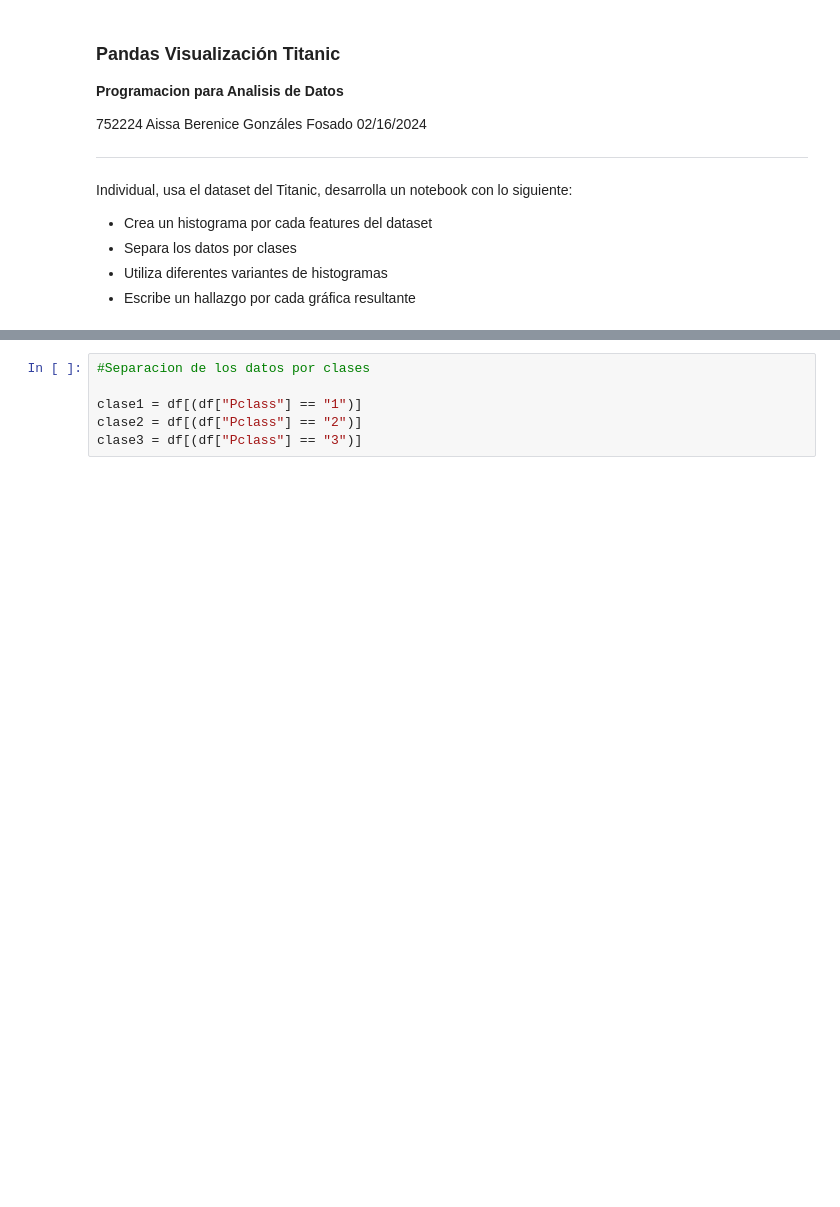
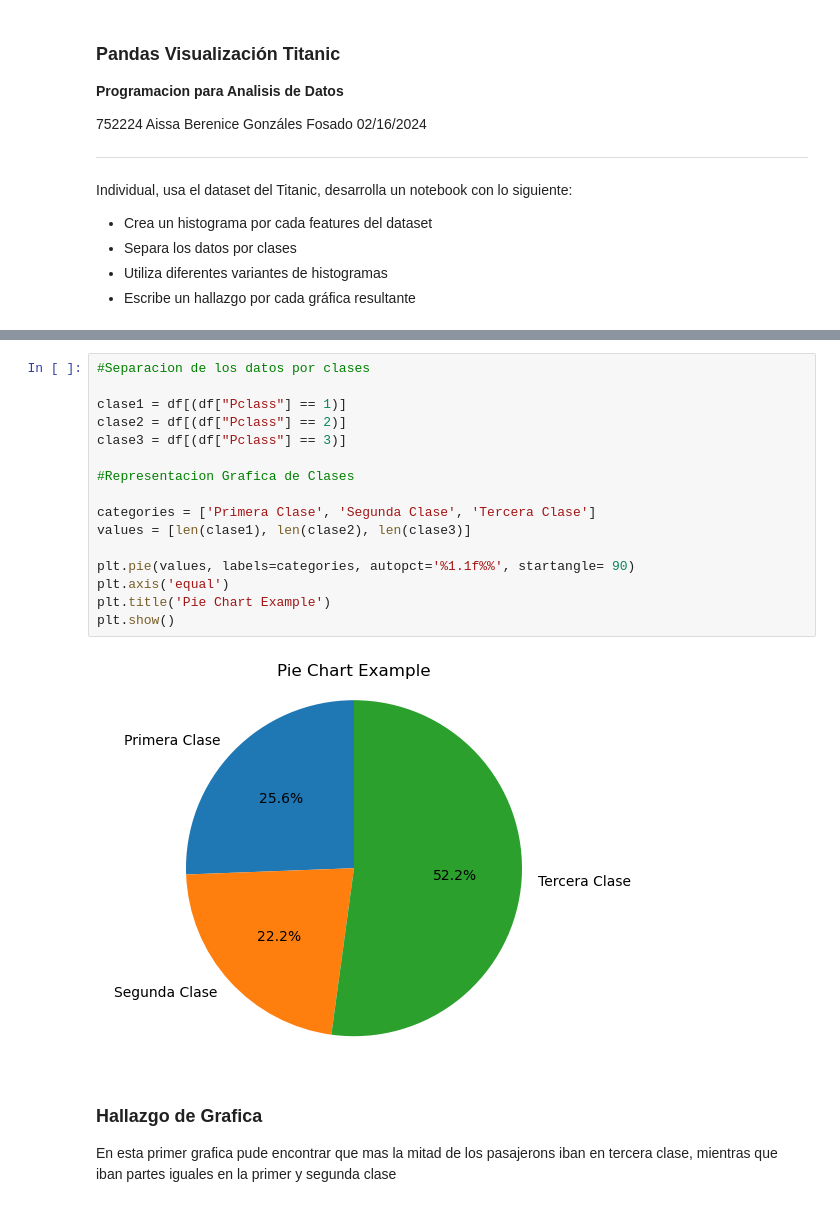
Before and after one commit to AissaBerenice/data-analytics, a Jupyter notebook: notebooks/titanic.ipynb, the cells around one changed output, grey strips where cells are left out. Drawn from its saved outputs; the diff is of its cells as text; blank space fills up the shorter version.

```diff
--- a/notebooks/titanic.ipynb
+++ b/notebooks/titanic.ipynb
@@ -37,9 +37,24 @@ df
 # %%
 #Separacion de los datos por clases
 
-clase1 = df[(df["Pclass"] == "1")]
-clase2 = df[(df["Pclass"] == "2")]
-clase3 = df[(df["Pclass"] == "3")]
+clase1 = df[(df["Pclass"] == 1)]
+clase2 = df[(df["Pclass"] == 2)]
+clase3 = df[(df["Pclass"] == 3)]
+
+#Representacion Grafica de Clases
+
+categories = ['Primera Clase', 'Segunda Clase', 'Tercera Clase']
+values = [len(clase1), len(clase2), len(clase3)]
+
+plt.pie(values, labels=categories, autopct='%1.1f%%', startangle= 90)
+plt.axis('equal')
+plt.title('Pie Chart Example')
+plt.show()
+# %% [output]
+[figure, added]
+# %% [markdown]
+### Hallazgo de Grafica
+En esta primer grafica pude encontrar que mas la mitad de los pasajerons iban en tercera clase, mientras que iban partes iguales en la primer y segunda clase
 # %%
 #Histograma de la clase de los pasajerons
 
```
Also changed, not shown: parts of 7 cells of this notebook.
